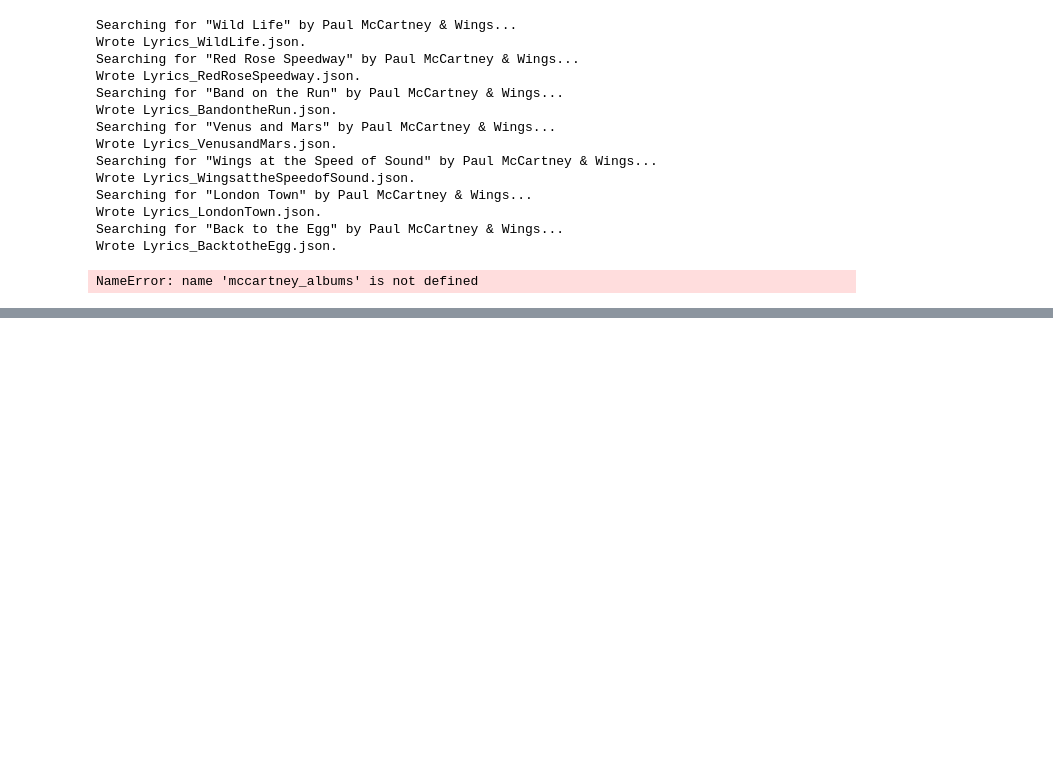
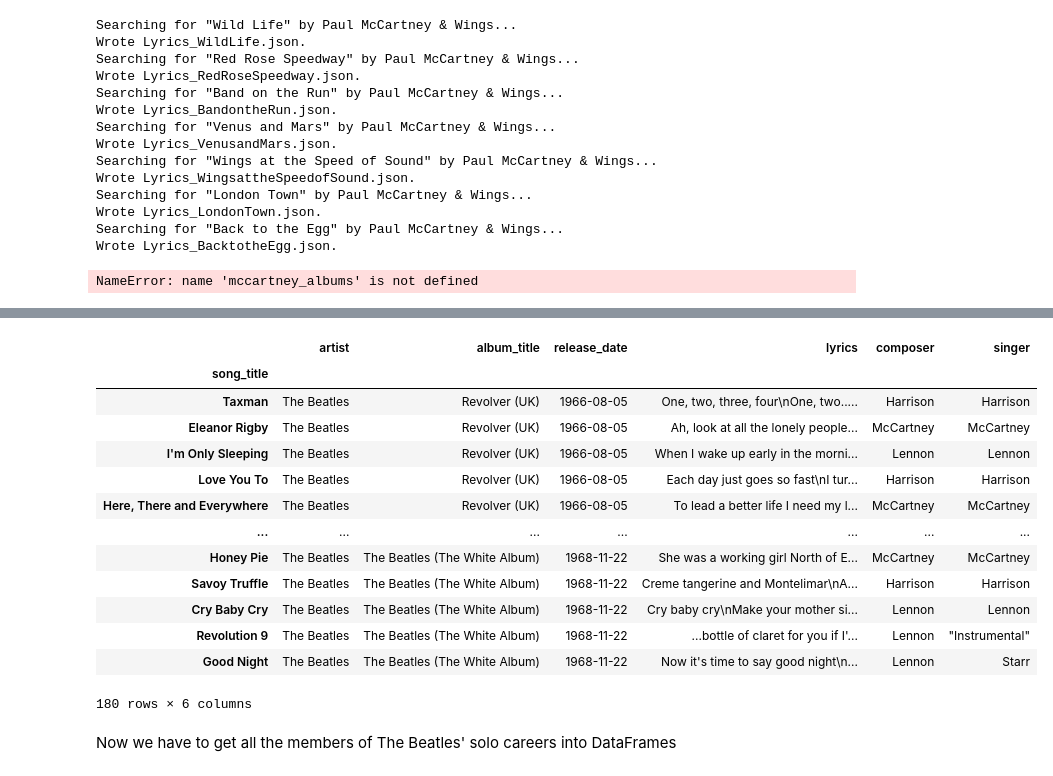
Before and after one commit to josephpcowell/cowell_proj_5, a Jupyter notebook: get_songs.ipynb, the cells around one changed output, grey strips where cells are left out. Saved outputs shown, nothing was run; the diff lists cells and outputs as text; code cells hidden in the pictures; blank space fills up the shorter version.

```diff
--- a/get_songs.ipynb
+++ b/get_songs.ipynb
@@ -134,0 +297,18 @@ NameError: name 'mccartney_albums' is not defined
+# %%
+no_inst
+# All songs have information now
+# %% [output]
+|  | artist | album_title | release_date | lyrics | composer | singer |
+| song_title |  |  |  |  |  |  |
+| Taxman | The Beatles | Revolver (UK) | 1966-08-05 | One, two, three, four\nOne, two..... | Harrison | Harrison |
+| Eleanor Rigby | The Beatles | Revolver (UK) | 1966-08-05 | Ah, look at all the lonely people... | McCartney | McCartney |
+| I'm Only Sleeping | The Beatles | Revolver (UK) | 1966-08-05 | When I wake up early in the morni... | Lennon | Lennon |
+| Love You To | The Beatles | Revolver (UK) | 1966-08-05 | Each day just goes so fast\nI tur... | Harrison | Harrison |
+| Here, There and Everywhere | The Beatles | Revolver (UK) | 1966-08-05 | To lead a better life I need my l... | McCartney | McCartney |
+| ... | ... | ... | ... | ... | ... | ... |
+| Honey Pie | The Beatles | The Beatles (The White Album) | 1968-11-22 | She was a working girl North of E... | McCartney | McCartney |
+| Savoy Truffle | The Beatles | The Beatles (The White Album) | 1968-11-22 | Creme tangerine and Montelimar\nA... | Harrison | Harrison |
+| Cry Baby Cry | The Beatles | The Beatles (The White Album) | 1968-11-22 | Cry baby cry\nMake your mother si... | Lennon | Lennon |
+| Revolution 9 | The Beatles | The Beatles (The White Album) | 1968-11-22 | ...bottle of claret for you if I'... | Lennon | "Instrumental" |
+| Good Night | The Beatles | The Beatles (The White Album) | 1968-11-22 | Now it's time to say good night\n... | Lennon | Starr |
+180 rows × 6 columns
@@ -134,0 +327,2 @@ NameError: name 'mccartney_albums' is not defined
+# %% [markdown]
+Now we have to get all the members of The Beatles' solo careers into DataFrames
```
Also changed, not shown: parts of 44 cells of this notebook.
